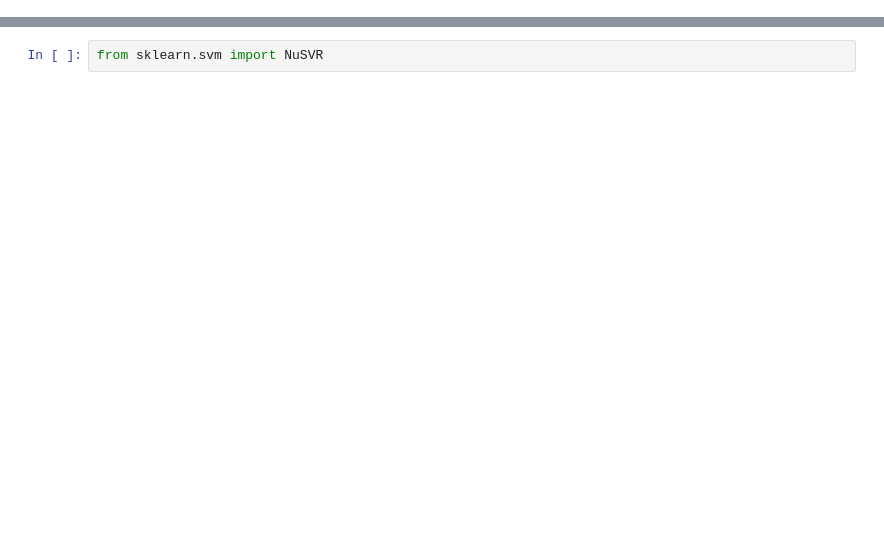
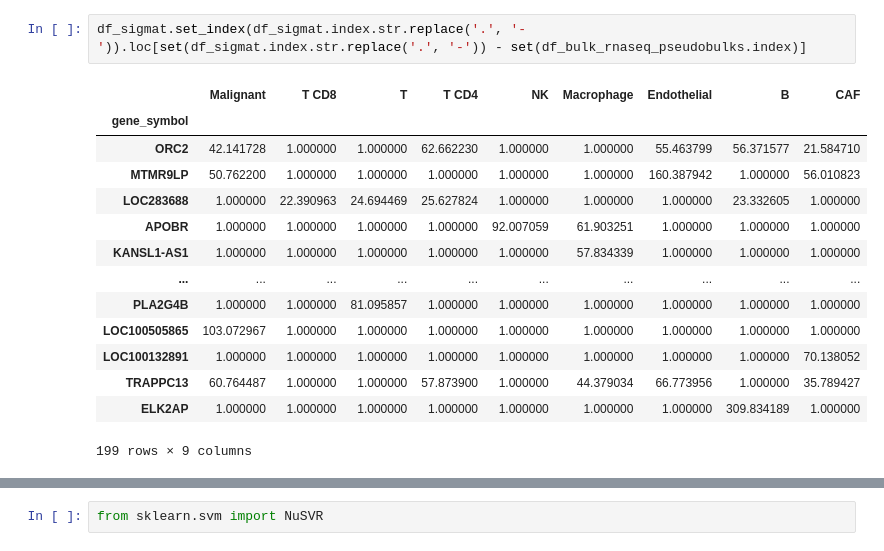
Before and after one commit to davidliu-lab/deconv, a Jupyter notebook: helpers/evaluating_cibersortx/run_svr_on_sigmat.ipynb, the cells around one changed output, grey strips where cells are left out. Cells and saved outputs as stored; diff of their text form; blank space fills up the shorter version.

```diff
--- a/helpers/evaluating_cibersortx/run_svr_on_sigmat.ipynb
+++ b/helpers/evaluating_cibersortx/run_svr_on_sigmat.ipynb
@@ -64,0 +102,17 @@ df_bulk_rnaseq_pseudobulks
+# %%
+df_sigmat.set_index(df_sigmat.index.str.replace('.', '-')).loc[set(df_sigmat.index.str.replace('.', '-')) - set(df_bulk_rnaseq_pseudobulks.index)]
+# %% [output]
+|  | Malignant | T CD8 | T | T CD4 | NK | Macrophage | Endothelial | B | CAF |
+| gene_symbol |  |  |  |  |  |  |  |  |  |
+| ORC2 | 42.141728 | 1.000000 | 1.000000 | 62.662230 | 1.000000 | 1.000000 | 55.463799 | 56.371577 | 21.584710 |
+| MTMR9LP | 50.762200 | 1.000000 | 1.000000 | 1.000000 | 1.000000 | 1.000000 | 160.387942 | 1.000000 | 56.010823 |
+| LOC283688 | 1.000000 | 22.390963 | 24.694469 | 25.627824 | 1.000000 | 1.000000 | 1.000000 | 23.332605 | 1.000000 |
+| APOBR | 1.000000 | 1.000000 | 1.000000 | 1.000000 | 92.007059 | 61.903251 | 1.000000 | 1.000000 | 1.000000 |
+| KANSL1-AS1 | 1.000000 | 1.000000 | 1.000000 | 1.000000 | 1.000000 | 57.834339 | 1.000000 | 1.000000 | 1.000000 |
+| ... | ... | ... | ... | ... | ... | ... | ... | ... | ... |
+| PLA2G4B | 1.000000 | 1.000000 | 81.095857 | 1.000000 | 1.000000 | 1.000000 | 1.000000 | 1.000000 | 1.000000 |
+| LOC100505865 | 103.072967 | 1.000000 | 1.000000 | 1.000000 | 1.000000 | 1.000000 | 1.000000 | 1.000000 | 1.000000 |
+| LOC100132891 | 1.000000 | 1.000000 | 1.000000 | 1.000000 | 1.000000 | 1.000000 | 1.000000 | 1.000000 | 70.138052 |
+| TRAPPC13 | 60.764487 | 1.000000 | 1.000000 | 57.873900 | 1.000000 | 44.379034 | 66.773956 | 1.000000 | 35.789427 |
+| ELK2AP | 1.000000 | 1.000000 | 1.000000 | 1.000000 | 1.000000 | 1.000000 | 1.000000 | 309.834189 | 1.000000 |
+199 rows × 9 columns
```
Also changed, not shown: parts of 12 cells of this notebook.
